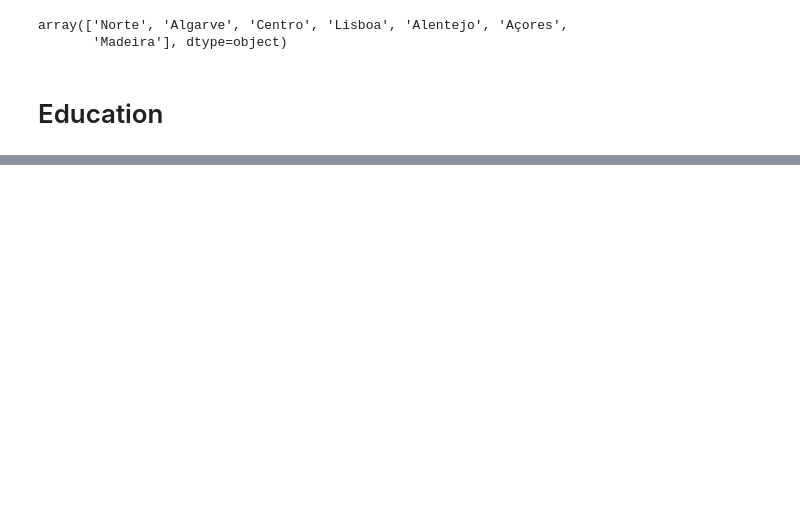
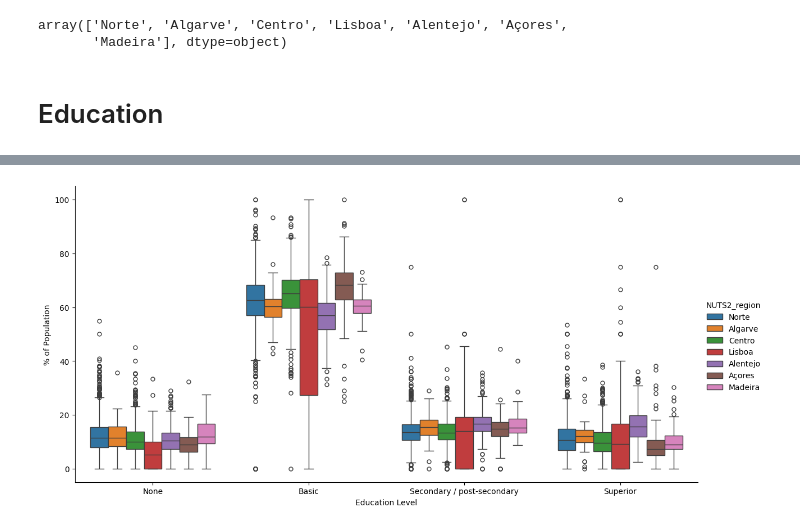
Before and after one commit to domwelsh/avcad_final, a Jupyter notebook: Codes/dom_PCA.ipynb, the cells around one changed output, grey strips where cells are left out. Cells and saved outputs as stored; diff of their text form; code cells hidden in the pictures; blank space fills up the shorter version.

Commit message:
Figured out population % for education

```diff
--- a/Codes/dom_PCA.ipynb
+++ b/Codes/dom_PCA.ipynb
@@ -86,9 +98,7 @@ education5_df.head()
 # %%
 education5_df['el.education_level'].fillna('None', inplace=True)
 # %%
-ed_no_totals = education5_df[education5_df['el.education_level'] != 'Total']
-ed_totals = education5_df[education5_df['el.education_level'] == 'Total']
+ed_no_totals = education5_df[education5_df['el.education_level'] != 'Total'].copy()
+ed_totals = education5_df[education5_df['el.education_level'] == 'Total'].copy()
-# %%
-ed_no_totals['total_count'] = ed_no_totals.groupby('region_name')['el.education_level'].transform('count')
 # %%
 ed_totals.head()
@@ -94,0 +112,11 @@ ed_totals.head()
+# %%
+def ed_percentage(row):
+    id = row['NutsID']
+    value = row['e.value']
+    total = ed_totals[ed_totals['NutsID'] == id]['e.value'].values[0]
+    if total == 0:
+        return 0
+    else:
+        return (value / total) * 100
+# %%
+ed_no_totals.loc[:, 'ed_level_perc'] = ed_no_totals.apply(ed_percentage, axis=1)
@@ -94,0 +135,15 @@ ed_totals.head()
+# %%
+sns.catplot(
+    data=ed_no_totals,
+    x="el.education_level",
+    y="ed_level_perc",
+    hue="NUTS2_region",
+    kind="box",
+    height=6,
+    aspect=2
+)
+plt.xlabel('Education Level')
+plt.ylabel('% of Population')
+plt.show()
+# %% [output]
+[figure, added]
```
Also changed, not shown: parts of 5 cells of this notebook.
